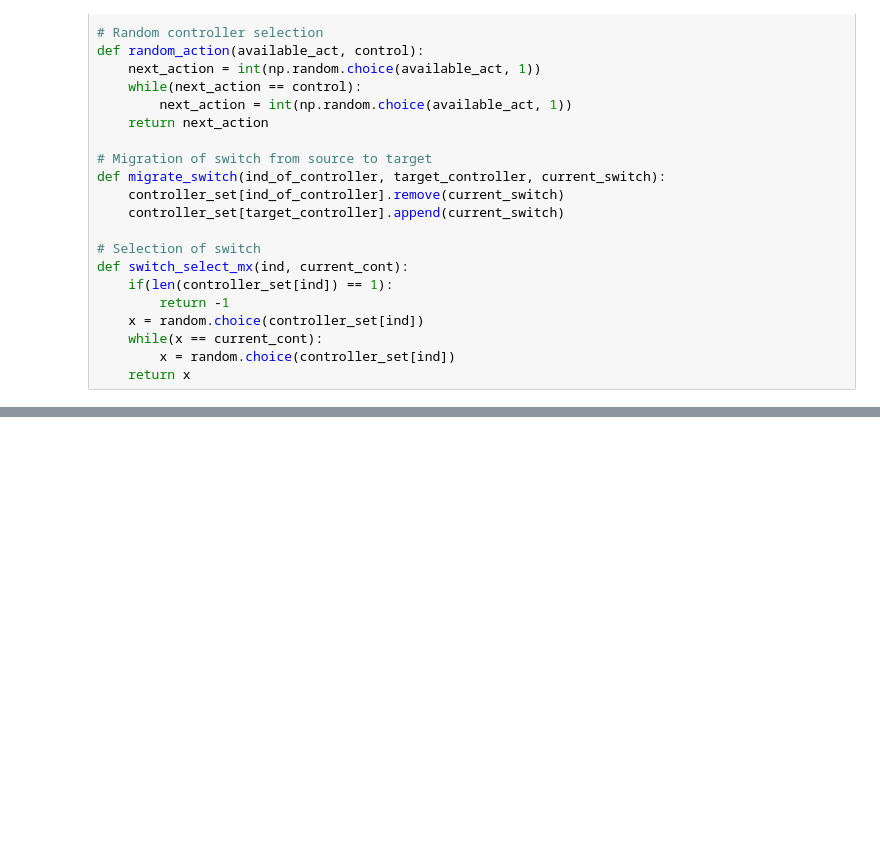
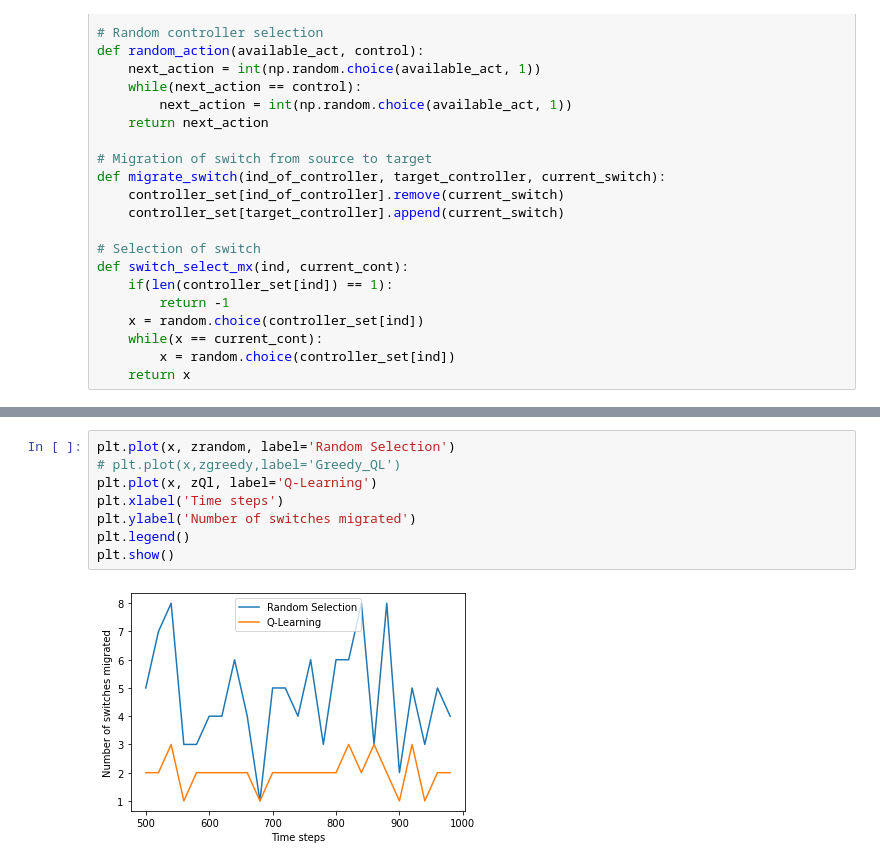
Before and after one commit to Imperial-lord/sdn-controllers-load-balancing, a Jupyter notebook: SDN_Load_Balancing.ipynb, the cells around one changed output, grey strips where cells are left out. Saved outputs shown, nothing was run; the diff lists cells and outputs as text; blank space fills up the shorter version.

```diff
--- a/SDN_Load_Balancing.ipynb
+++ b/SDN_Load_Balancing.ipynb
@@ -253,0 +689,10 @@ def switch_select_mx(ind, current_cont):
+# %%
+plt.plot(x, zrandom, label='Random Selection')
+# plt.plot(x,zgreedy,label='Greedy_QL')
+plt.plot(x, zQl, label='Q-Learning')
+plt.xlabel('Time steps')
+plt.ylabel('Number of switches migrated')
+plt.legend()
+plt.show()
+# %% [output]
+[figure, added]
```
Also changed, not shown: parts of 8 cells of this notebook.
